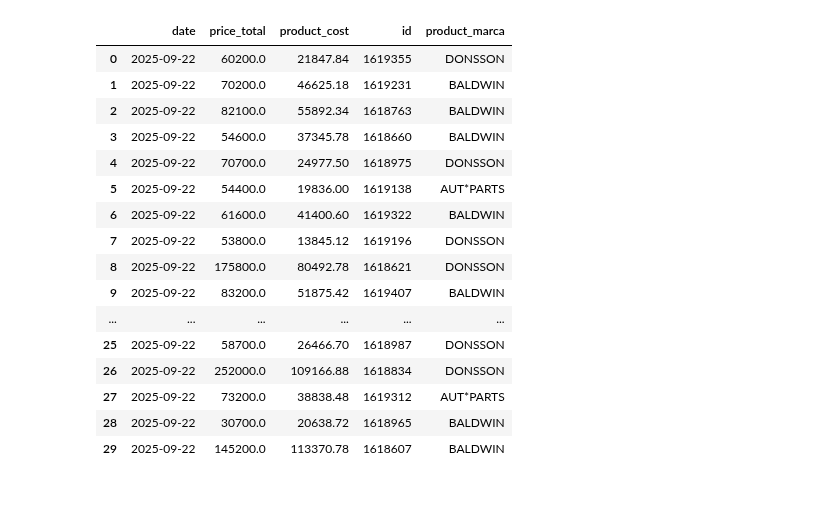
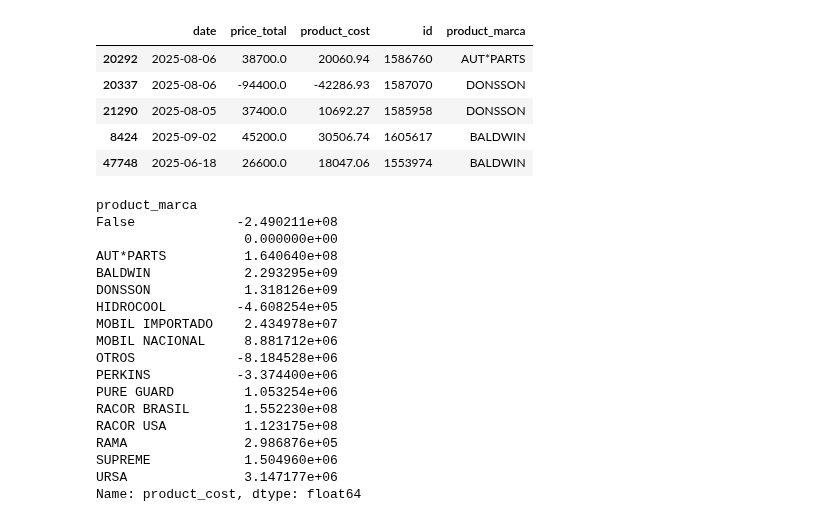
Before and after one commit to FiltrosDonsson/Proyectos-Data-analyst, a Jupyter notebook: SIMON/Gastos_ingresos.ipynb, the cells around one changed output. Saved outputs shown, nothing was run; the diff lists cells and outputs as text; code cells hidden in the pictures; blank space fills up the shorter version.

```diff
--- a/SIMON/Gastos_ingresos.ipynb
+++ b/SIMON/Gastos_ingresos.ipynb
@@ -145,20 +137,30 @@ for year in range(start_year, end_year + 1):
-# %%
-df_total.head(30)
-# %% [output]
-|  | date | price_total | product_cost | id | product_marca |
-| 0 | 2025-09-22 | 60200.0 | 21847.84 | 1619355 | DONSSON |
-| 1 | 2025-09-22 | 70200.0 | 46625.18 | 1619231 | BALDWIN |
-| 2 | 2025-09-22 | 82100.0 | 55892.34 | 1618763 | BALDWIN |
-| 3 | 2025-09-22 | 54600.0 | 37345.78 | 1618660 | BALDWIN |
-| 4 | 2025-09-22 | 70700.0 | 24977.50 | 1618975 | DONSSON |
-| 5 | 2025-09-22 | 54400.0 | 19836.00 | 1619138 | AUT*PARTS |
-| 6 | 2025-09-22 | 61600.0 | 41400.60 | 1619322 | BALDWIN |
-| 7 | 2025-09-22 | 53800.0 | 13845.12 | 1619196 | DONSSON |
-| 8 | 2025-09-22 | 175800.0 | 80492.78 | 1618621 | DONSSON |
-| 9 | 2025-09-22 | 83200.0 | 51875.42 | 1619407 | BALDWIN |
-| ... | ... | ... | ... | ... | ... |
-| 25 | 2025-09-22 | 58700.0 | 26466.70 | 1618987 | DONSSON |
-| 26 | 2025-09-22 | 252000.0 | 109166.88 | 1618834 | DONSSON |
-| 27 | 2025-09-22 | 73200.0 | 38838.48 | 1619312 | AUT*PARTS |
-| 28 | 2025-09-22 | 30700.0 | 20638.72 | 1618965 | BALDWIN |
-| 29 | 2025-09-22 | 145200.0 | 113370.78 | 1618607 | BALDWIN |
+# %%
+df_total.sample(5)
+# %% [output]
+|  | date | price_total | product_cost | id | product_marca |
+| 20292 | 2025-08-06 | 38700.0 | 20060.94 | 1586760 | AUT*PARTS |
+| 20337 | 2025-08-06 | -94400.0 | -42286.93 | 1587070 | DONSSON |
+| 21290 | 2025-08-05 | 37400.0 | 10692.27 | 1585958 | DONSSON |
+| 8424 | 2025-09-02 | 45200.0 | 30506.74 | 1605617 | BALDWIN |
+| 47748 | 2025-06-18 | 26600.0 | 18047.06 | 1553974 | BALDWIN |
+# %%
+df_total.groupby("product_marca")["product_cost"].sum()
+# %% [output]
+product_marca
+False             -2.490211e+08
+                   0.000000e+00
+AUT*PARTS          1.640640e+08
+BALDWIN            2.293295e+09
+DONSSON            1.318126e+09
+HIDROCOOL         -4.608254e+05
+MOBIL IMPORTADO    2.434978e+07
+MOBIL NACIONAL     8.881712e+06
+OTROS             -8.184528e+06
+PERKINS           -3.374400e+06
+PURE GUARD         1.053254e+06
+RACOR BRASIL       1.552230e+08
+RACOR USA          1.123175e+08
+RAMA               2.986876e+05
+SUPREME            1.504960e+06
+URSA               3.147177e+06
+Name: product_cost, dtype: float64
```
Also changed, not shown: parts of 1 cell of this notebook, 4 other files.
